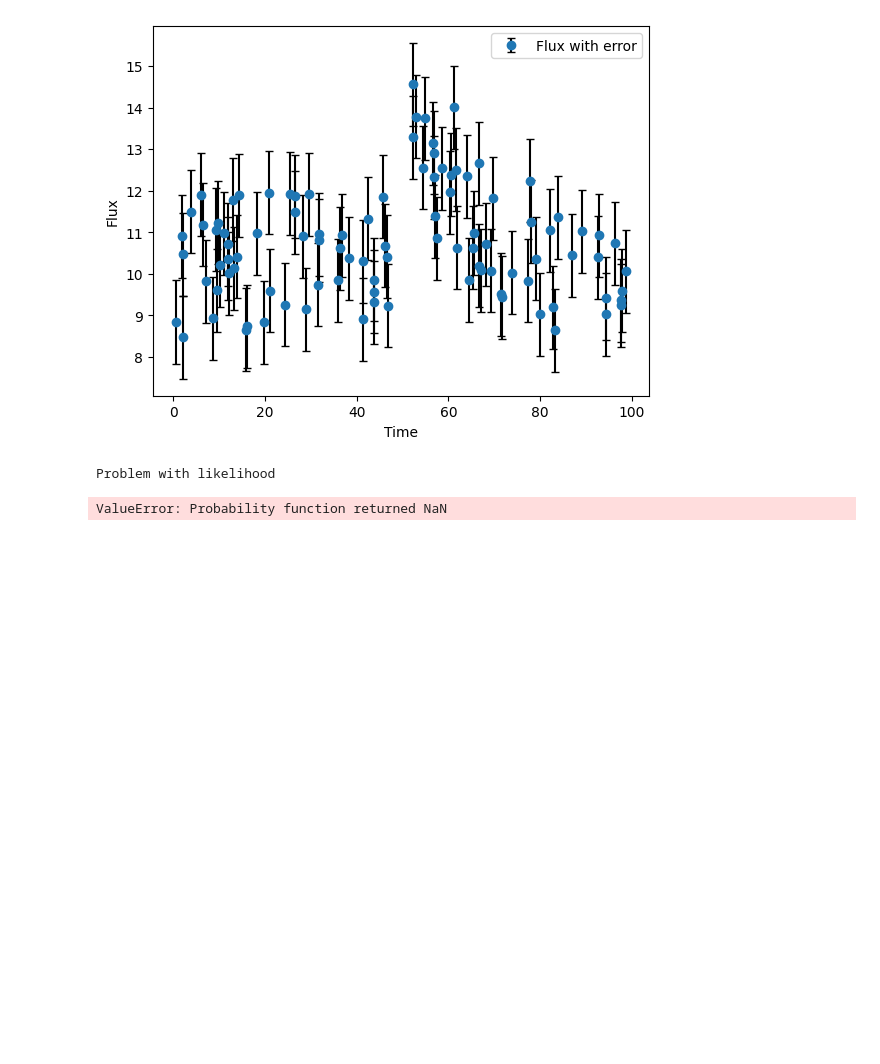
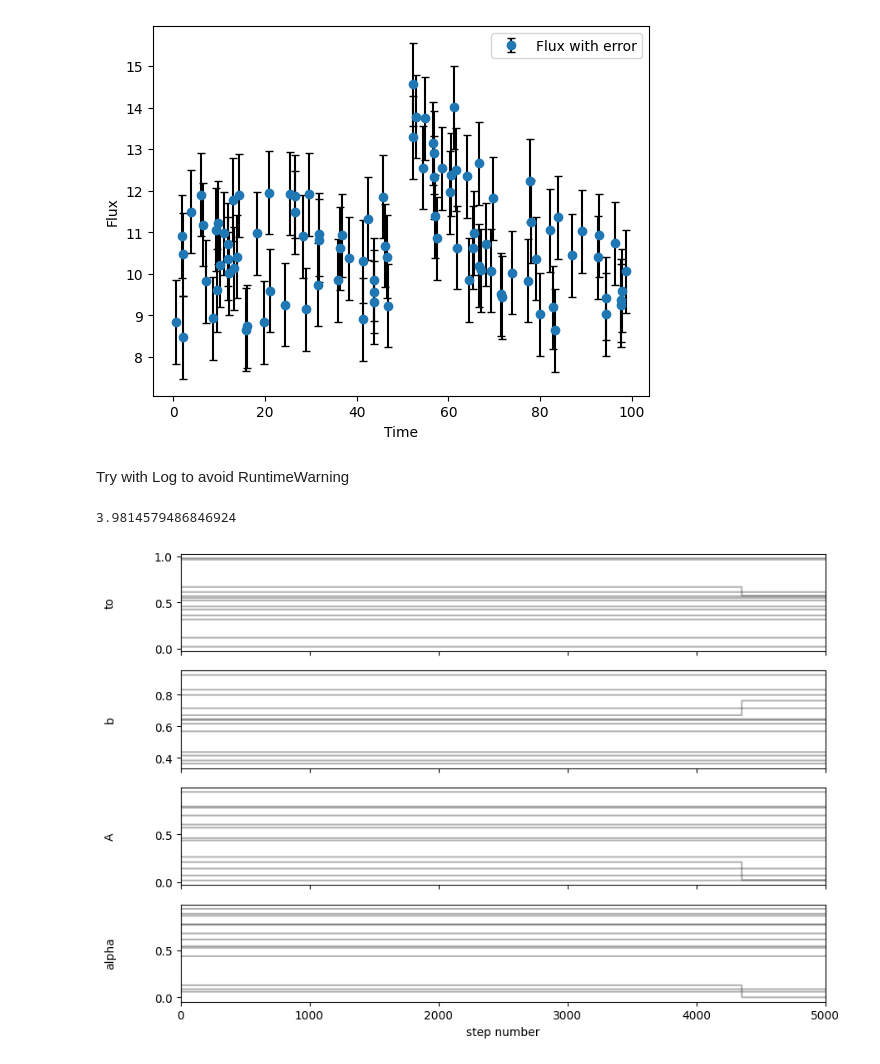
Before and after one commit to Sofiadossena/astrostatistics_bicocca_2025, a Jupyter notebook: working/Transient.ipynb, the cells around one changed output. Saved outputs shown, nothing was run; the diff lists cells and outputs as text; code cells hidden in the pictures; blank space fills up the shorter version.

```diff
--- a/working/Transient.ipynb
+++ b/working/Transient.ipynb
@@ -8,13 +9,15 @@ import emcee
 # %%
 data=np.load("Transient.npy")
-time=data[:,0]
+times=data[:,0]
 flux=data[:,1]
 err=data[:,2]
-plt.errorbar(time, flux, yerr=err, fmt='o', ecolor='black', capsize=3, label='Flux with error')
+plt.errorbar(times, flux, yerr=err, fmt='o', ecolor='black', capsize=3, label='Flux with error')
 plt.xlabel("Time")
 plt.ylabel("Flux")
 plt.legend()
 plt.show()
 # %% [output]
 [figure]
+# %% [markdown]
+Try with Log to avoid RuntimeWarning
 # %%
@@ -53,18 +65,30 @@ def LogPosterior(x):
 # %%
 ndim = 4  # number of parameters in the model
-nwalkers = 15  # number of MCMC walkers
+nwalkers = 13  # number of MCMC walkers
 burn = 10000  # "burn-in" period to let chains stabilize
-nsteps = 10000  # number of MCMC steps to take **for each walker**
+nsteps = 5000  # number of MCMC steps to take **for each walker**
 
 # initialize theta
 np.random.seed(0)
 starting_guesses = np.random.random((nwalkers, ndim)) #starting point for each walker for each parameter
 
 # the function call where all the work happens:
 sampler = emcee.EnsembleSampler(nwalkers, ndim, LogPosterior)
+elapsed=time.time()
 sampler.run_mcmc(starting_guesses, nsteps)
+print(time.time()-elapsed)
 
-#emcee_trace  = sampler.chain[:, burn:, :].reshape(-1, ndim)
+fig, axes = plt.subplots(4, figsize=(10, 7), sharex=True)
+samples = sampler.get_chain()
+labels = ["to","b", "A", "alpha"]
+for i in range(ndim):
+    ax = axes[i]
+    ax.plot(samples[:, :, i], "k", alpha=0.3)
+    ax.set_xlim(0, len(samples))
+    ax.set_ylabel(labels[i])
+    ax.yaxis.set_label_coords(-0.1, 0.5)
+
+axes[-1].set_xlabel("step number");
 # %% [output]
-Problem with likelihood
+3.9814579486846924
-ValueError: Probability function returned NaN
+[figure, added]
```
Also changed, not shown: parts of 2 cells of this notebook.
